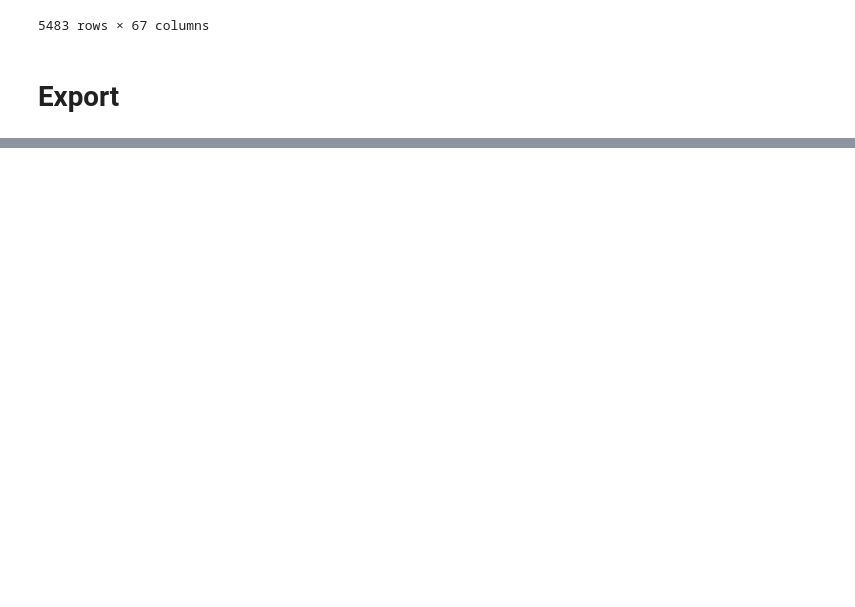
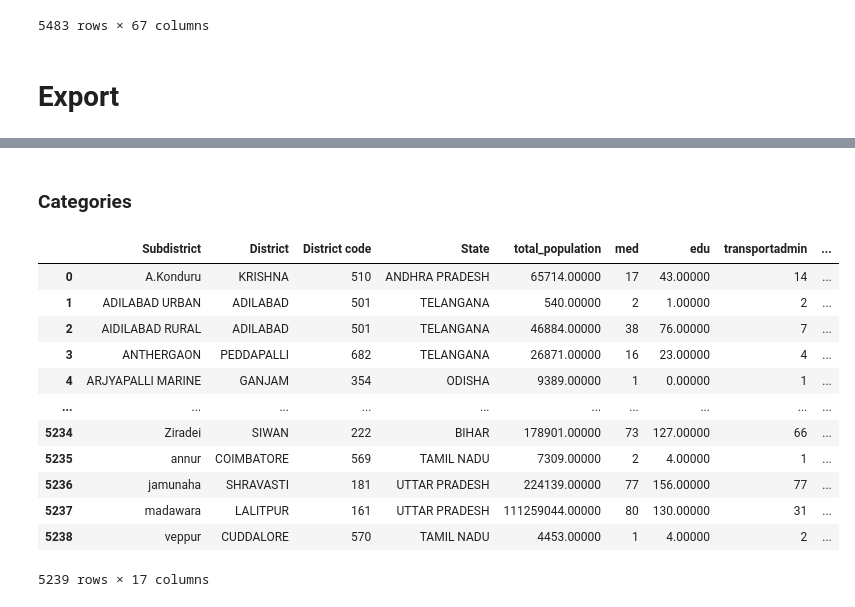
Before and after one commit to SaiSiddhardhaKalla/Master_Thesis, a Jupyter notebook: 09_Panel_Clean.ipynb, the cells around one changed output, grey strips where cells are left out. Drawn from its saved outputs; the diff is of its cells as text; code cells hidden in the pictures; blank space fills up the shorter version.

```diff
--- a/09_Panel_Clean.ipynb
+++ b/09_Panel_Clean.ipynb
@@ -1307,0 +1387,16 @@ panel_cat_old.to_csv('/Users/sid/Desktop/2020catdata_old2.csv',index=False)
+# %%
+mer_sub = meg.groupby(['State','District','District code','Sub District']).agg({'avg_ntl': 'sum', 'total_population': 'sum',
+                                                                               'med':'sum','edu':'sum','transportadmin':'sum',
+                                                                               'road':'sum','SubDistrict Area':'mean'}).reset_index()
+mer_sub['avg_ntl'] = mer_sub['avg_ntl'].astype(float)
+mer_sub = mer_sub.rename(columns={'avg_ntl': 'subdist_ntl', 'total_population': 'subdist_population',
+                                  'agro':'subdist_agro_sum','med':'subdist_med_sum','edu':'subdist_edu_sum',
+                                  'transportadmin':'subdist_transportadmin_sum','SubDistrict Area':'area',
+                                  'road':'villages_road'
+                                  })
+mer_sub['subdist_ntl_pc'] = mer_sub['subdist_ntl']/mer_sub['subdist_population']
+mer_all_sub = pd.merge(meg, mer_sub, on=['Sub District','District','District code','State'], how='outer')
+mer_all_sub['subdist_pop_share'] = mer_all_sub['total_population']/mer_all_sub['subdist_population']
+
+mer_all_sub = mer_all_sub.rename(columns={'Sub District':'Subdistrict'})
+mer_all_sub
@@ -1307,0 +1506,29 @@ panel_cat_old.to_csv('/Users/sid/Desktop/2020catdata_old2.csv',index=False)
+# %% [markdown]
+### Categories
+# %%
+df20 = sub_sorted.copy()
+mer_cat_old = df20.groupby(['Subdistrict','District','District code','State']).agg({ 'total_population': 'sum',
+                                                                               'med':'sum','edu':'sum','transportadmin':'sum','area_sq_km':'sum',
+                                                                               'Total Household':'sum','Whether the village is connected to All  weather road':'sum',
+                                                                               'Availability of Public Transport':'sum',
+                                                                            #    'availability_of_primary_school':'sum',
+                                                                               'Availability of Sub centre /PHC/CHC':'sum',
+                                                                               'Availability Of Aanganwadi Centre':'sum','Availability of Veterinary Clinic Hospital':'sum',
+                                                                               'Whether village has an internal cc/ brick  road':'sum',
+                                                                               'No of children aged 0-3 years registered  under Aanganwadi':'sum',
+                                                                               }).reset_index()
+mer_cat_old
+# %% [output]
+|  | Subdistrict | District | District code | State | total_population | med | edu | transportadmin | ... |
+| 0 | A.Konduru | KRISHNA | 510 | ANDHRA PRADESH | 65714.00000 | 17 | 43.00000 | 14 | ... |
+| 1 | ADILABAD URBAN | ADILABAD | 501 | TELANGANA | 540.00000 | 2 | 1.00000 | 2 | ... |
+| 2 | AIDILABAD RURAL | ADILABAD | 501 | TELANGANA | 46884.00000 | 38 | 76.00000 | 7 | ... |
+| 3 | ANTHERGAON | PEDDAPALLI | 682 | TELANGANA | 26871.00000 | 16 | 23.00000 | 4 | ... |
+| 4 | ARJYAPALLI MARINE | GANJAM | 354 | ODISHA | 9389.00000 | 1 | 0.00000 | 1 | ... |
+| ... | ... | ... | ... | ... | ... | ... | ... | ... | ... |
+| 5234 | Ziradei | SIWAN | 222 | BIHAR | 178901.00000 | 73 | 127.00000 | 66 | ... |
+| 5235 | annur | COIMBATORE | 569 | TAMIL NADU | 7309.00000 | 2 | 4.00000 | 1 | ... |
+| 5236 | jamunaha | SHRAVASTI | 181 | UTTAR PRADESH | 224139.00000 | 77 | 156.00000 | 77 | ... |
+| 5237 | madawara | LALITPUR | 161 | UTTAR PRADESH | 111259044.00000 | 80 | 130.00000 | 31 | ... |
+| 5238 | veppur | CUDDALORE | 570 | TAMIL NADU | 4453.00000 | 1 | 4.00000 | 2 | ... |
+5239 rows × 17 columns
```
Also changed, not shown: parts of 14 cells of this notebook, 2 other files.
